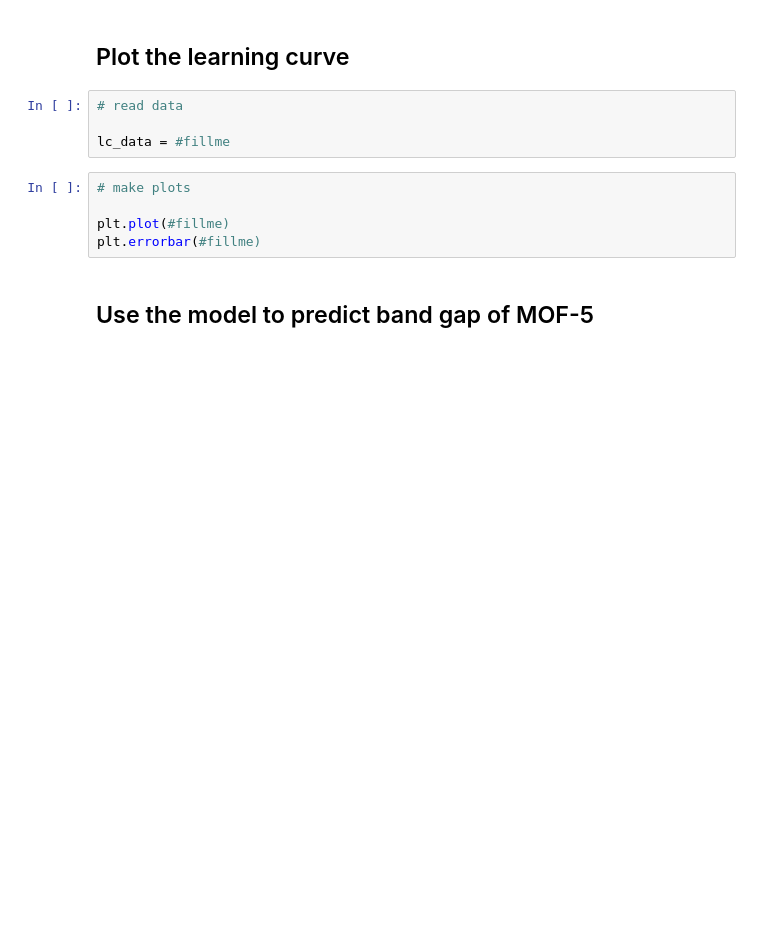
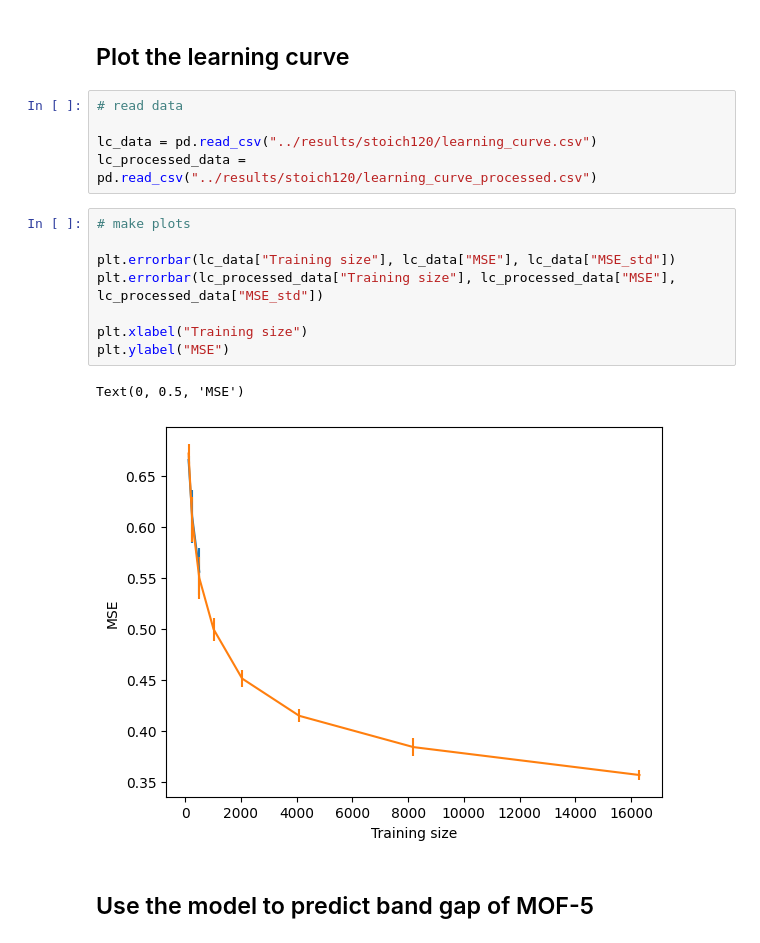
Before and after one commit to bmourino/ch359, a Jupyter notebook: 2-ML/utils/analysis_filled.ipynb, the cells around one changed output. Saved outputs shown, nothing was run; the diff lists cells and outputs as text; blank space fills up the shorter version.

```diff
--- a/2-ML/utils/analysis_filled.ipynb
+++ b/2-ML/utils/analysis_filled.ipynb
@@ -111,15 +124,22 @@ plt.bar(#fillme)
 # Week 5
 # %% [markdown]
 ## Plot the learning curve
-# %%
-# read data
-
-lc_data = #fillme
-# %%
-# make plots
-
-plt.plot(#fillme)
-plt.errorbar(#fillme)
+# %%
+# read data
+
+lc_data = pd.read_csv("../results/stoich120/learning_curve.csv")
+lc_processed_data = pd.read_csv("../results/stoich120/learning_curve_processed.csv")
+# %%
+# make plots
+
+plt.errorbar(lc_data["Training size"], lc_data["MSE"], lc_data["MSE_std"])
+plt.errorbar(lc_processed_data["Training size"], lc_processed_data["MSE"], lc_processed_data["MSE_std"])
+
+plt.xlabel("Training size")
+plt.ylabel("MSE")
+# %% [output]
+Text(0, 0.5, 'MSE')
+[figure, added]
 # %% [markdown]
 ## Use the model to predict band gap of MOF-5
 # %% [markdown]
```
Also changed, not shown: parts of 11 cells of this notebook, 21 other files.
